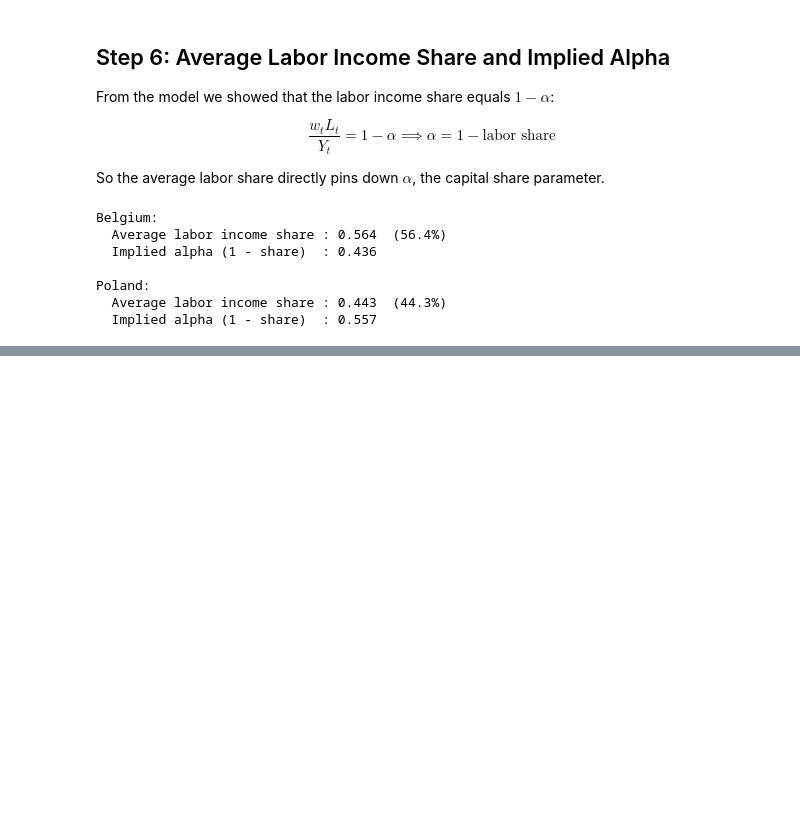
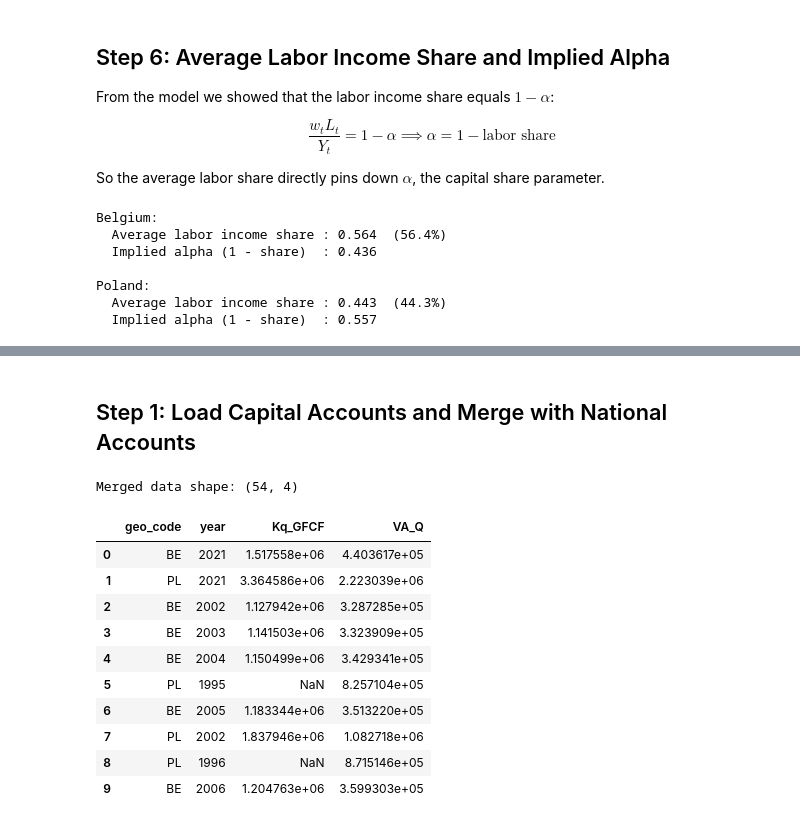
Before and after one commit to rohde01/Macroeconomics-III, a Jupyter notebook: Assignments/1/assignment1.ipynb, the cells around one changed output, grey strips where cells are left out. Saved outputs shown, nothing was run; the diff lists cells and outputs as text; code cells hidden in the pictures; blank space fills up the shorter version.

```diff
--- a/Assignments/1/assignment1.ipynb
+++ b/Assignments/1/assignment1.ipynb
@@ -114,0 +125,36 @@ Poland:
+# %% [markdown]
+## Step 1: Load Capital Accounts and Merge with National Accounts
+# %%
+# Load capital accounts
+cap = pd.read_csv('capital accounts.csv')
+
+# Filter for Belgium and Poland, total economy
+cap_filtered = cap[
+    (cap['geo_code'].isin(['BE', 'PL'])) &
+    (cap['nace_r2_code'] == 'TOT')
+][['geo_code', 'year', 'Kq_GFCF']].copy()
+
+# Pull VA_Q from national accounts (df already loaded above)
+va_filtered = df[
+    (df['geo_code'].isin(['BE', 'PL'])) &
+    (df['nace_r2_code'] == 'TOT')
+][['geo_code', 'year', 'VA_Q']].copy()
+
+# Merge on country and year
+df_ky = pd.merge(cap_filtered, va_filtered, on=['geo_code', 'year'])
+
+print('Merged data shape:', df_ky.shape)
+df_ky.head(10)
+# %% [output]
+Merged data shape: (54, 4)
+|  | geo_code | year | Kq_GFCF | VA_Q |
+| 0 | BE | 2021 | 1.517558e+06 | 4.403617e+05 |
+| 1 | PL | 2021 | 3.364586e+06 | 2.223039e+06 |
+| 2 | BE | 2002 | 1.127942e+06 | 3.287285e+05 |
+| 3 | BE | 2003 | 1.141503e+06 | 3.323909e+05 |
+| 4 | BE | 2004 | 1.150499e+06 | 3.429341e+05 |
+| 5 | PL | 1995 | NaN | 8.257104e+05 |
+| 6 | BE | 2005 | 1.183344e+06 | 3.513220e+05 |
+| 7 | PL | 2002 | 1.837946e+06 | 1.082718e+06 |
+| 8 | PL | 1996 | NaN | 8.715146e+05 |
+| 9 | BE | 2006 | 1.204763e+06 | 3.599303e+05 |
```
Also changed, not shown: parts of 7 cells of this notebook, 5 other files.
